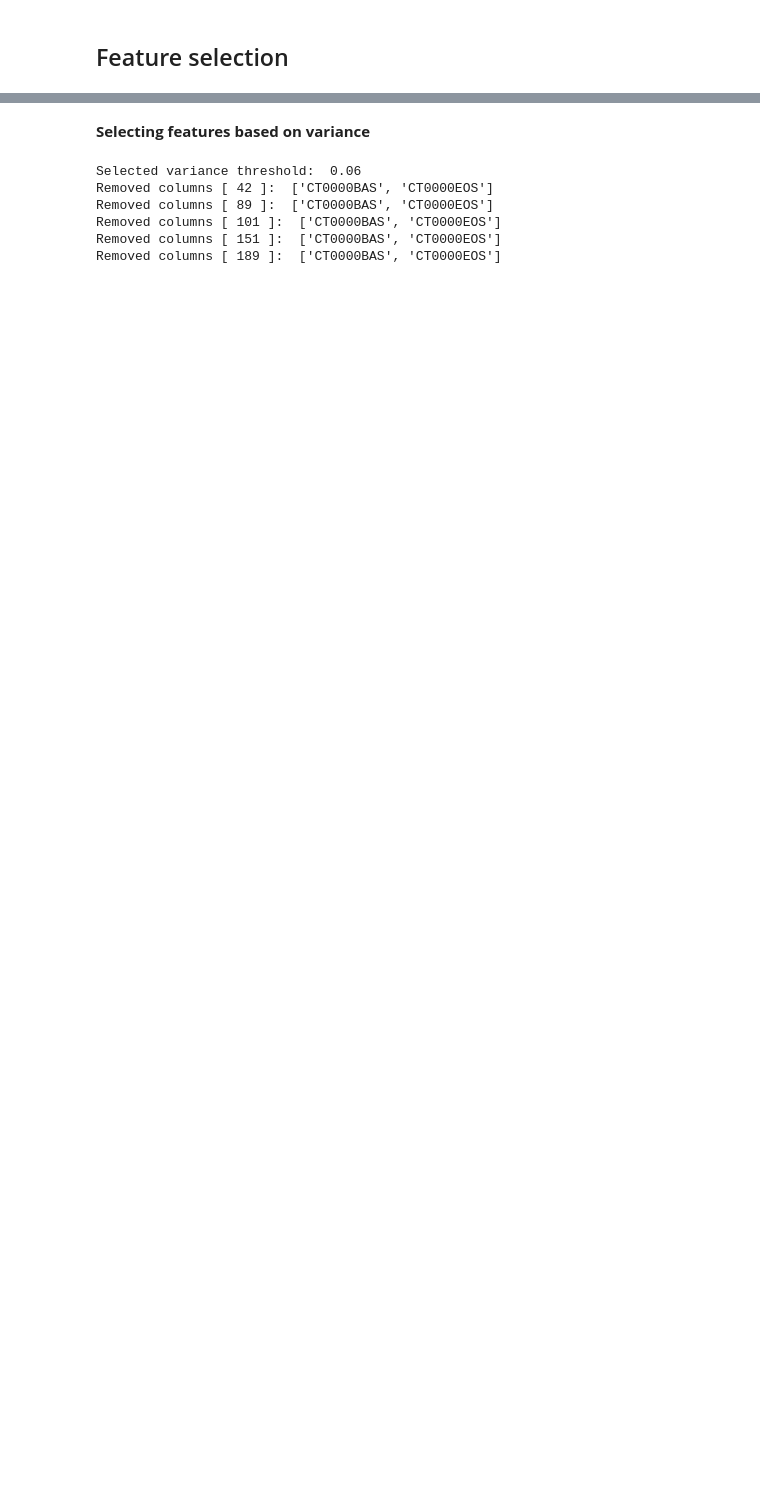
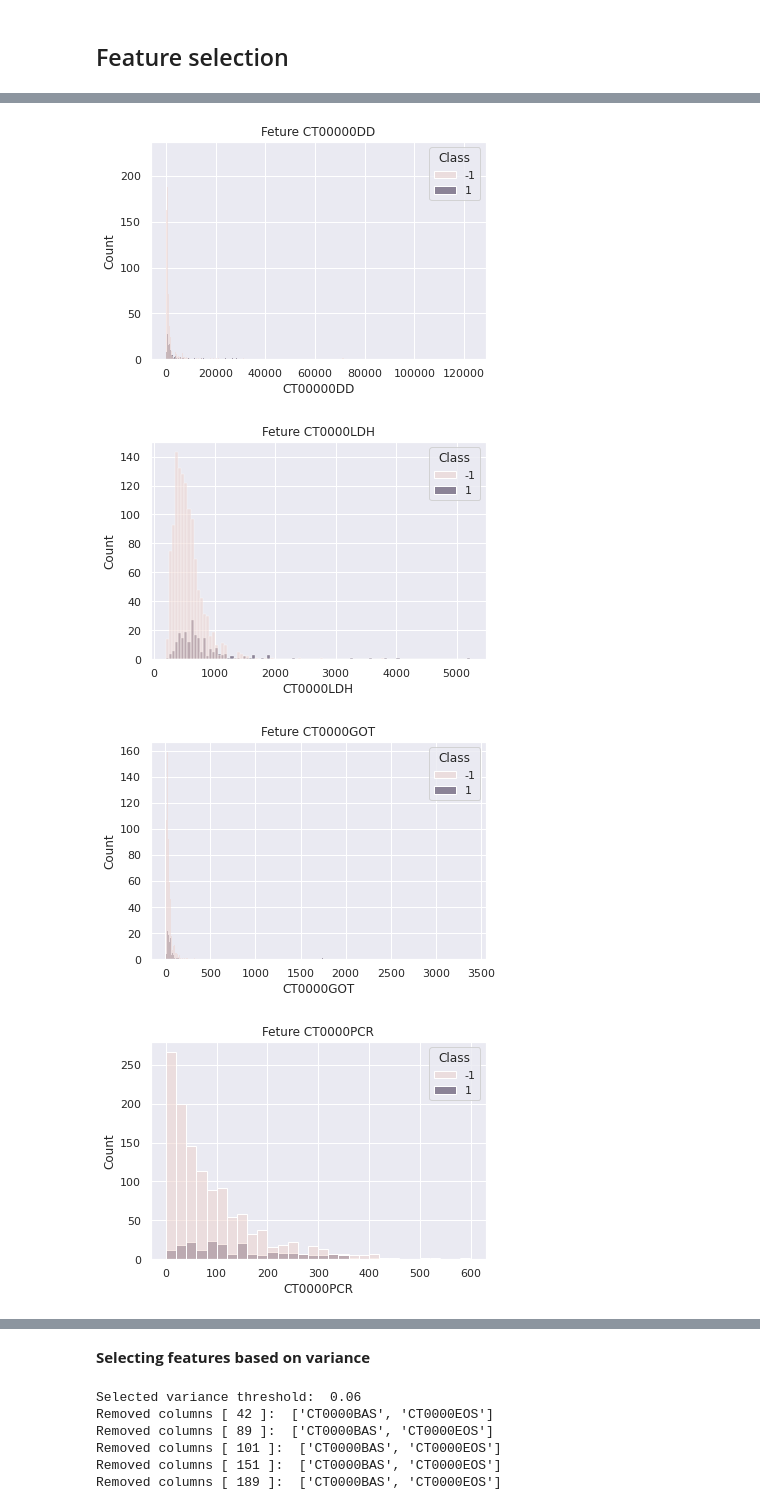
Before and after one commit to unaicarbajo/one-class-covid19, a Jupyter notebook: covid19_prognosis.ipynb, the cells around one changed output, grey strips where cells are left out. Cells and saved outputs as stored; diff of their text form; code cells hidden in the pictures; blank space fills up the shorter version.

```diff
--- a/covid19_prognosis.ipynb
+++ b/covid19_prognosis.ipynb
@@ -347,0 +360,40 @@ Image(filename='boxplots/bp_CT000000K.png')
+# %%
+universe = 42
+
+data = X_collection[universe][0]
+data['Class'] = Y_collection[universe][0]['ED0DISWHY']
+
+feat = 'CT00000DD'
+sns.histplot(data=data, x=feat, hue="Class")
+plt.title(f'Feture {feat}')
+plt.show()
+
+feat = 'CT0000LDH'
+sns.histplot(data=data, x=feat, hue="Class")
+plt.title(f'Feture {feat}')
+plt.show()
+
+feat = 'CT0000GOT'
+sns.histplot(data=data, x=feat, hue="Class")
+plt.title(f'Feture {feat}')
+plt.show()
+
+feat = 'CT0000PCR'
+sns.histplot(data=data, x=feat, hue="Class")
+plt.title(f'Feture {feat}')
+plt.show()
+
+feat = 'CT000PLAQ'
+sns.histplot(data=data, x=feat, hue="Class")
+plt.title(f'Feture {feat}')
+plt.show()
+
+feat = 'CT0000GPT'
+sns.histplot(data=data, x=feat, hue="Class")
+plt.title(f'Feture {feat}')
+plt.show()
+# %% [output]
+[figure, added]
+[figure, added]
+[figure, added]
+[figure, added]
```
Also changed, not shown: parts of 38 cells of this notebook.
